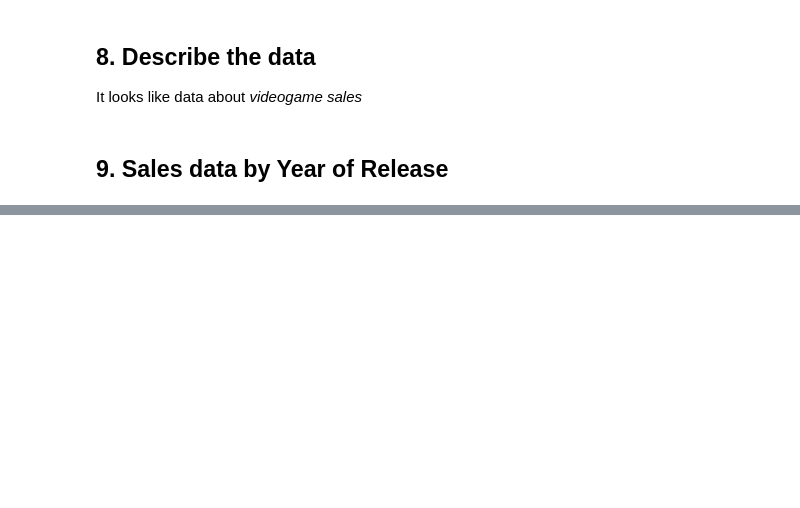
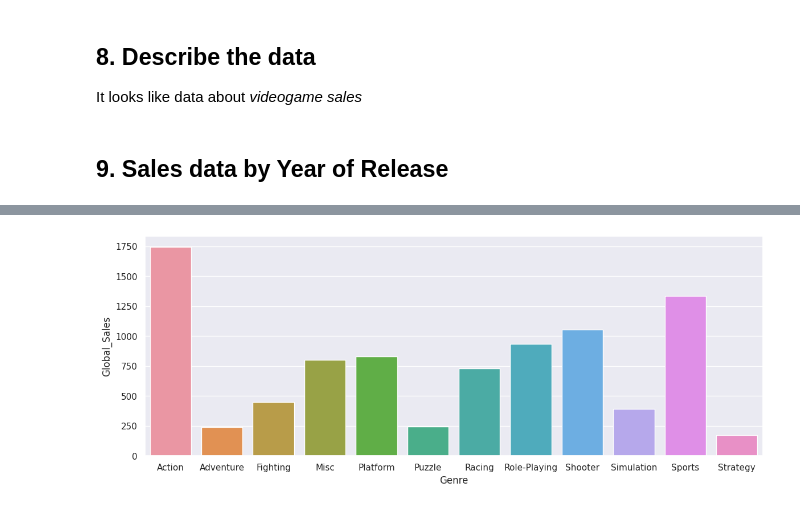
Before and after one commit to MausVII/JUMPlus, a Jupyter notebook: gamedataproject/exploration.ipynb, the cells around one changed output, grey strips where cells are left out. Drawn from its saved outputs; the diff is of its cells as text; code cells hidden in the pictures; blank space fills up the shorter version.

```diff
--- a/gamedataproject/exploration.ipynb
+++ b/gamedataproject/exploration.ipynb
@@ -93,0 +93,5 @@ fig_9.show()
+# %%
+data_14 = df.groupby('Genre')[['Global_Sales']].sum().reset_index()
+sns.barplot(data_14, x='Genre', y='Global_Sales');
+# %% [output]
+[figure, added]
```
Also changed, not shown: parts of 6 cells of this notebook.
